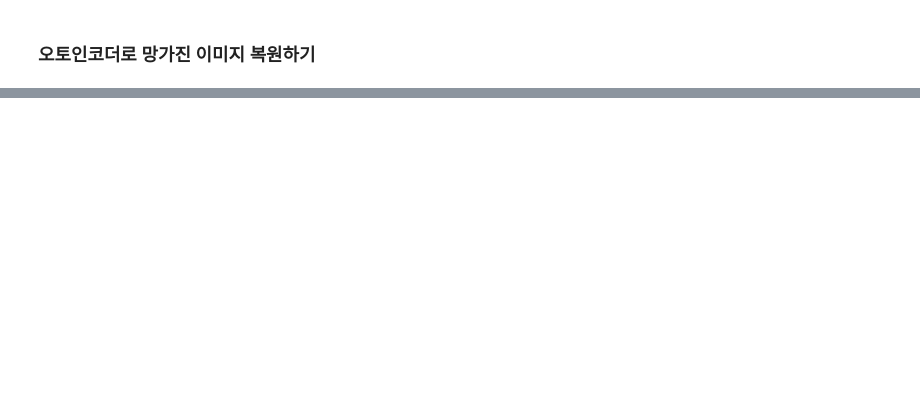
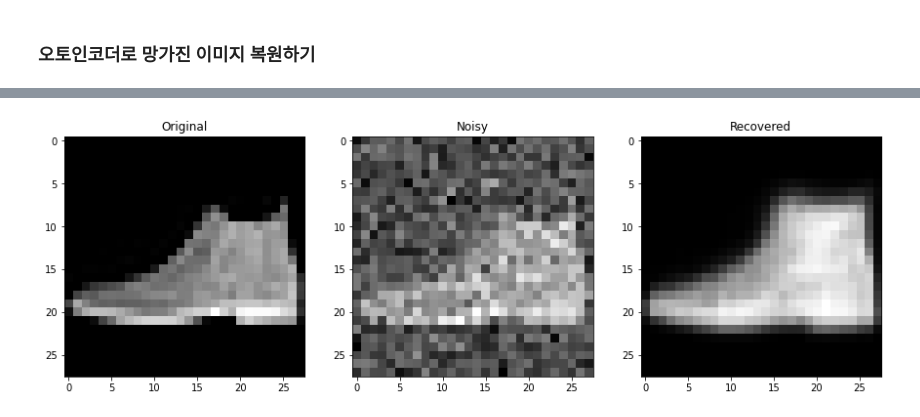
Before and after one commit to hyeon1263/PyTorch_Study, a Jupyter notebook: 3min-pytorch/pytorch_coding/ch06.ipynb, the cells around one changed output, grey strips where cells are left out. Drawn from its saved outputs; the diff is of its cells as text; code cells hidden in the pictures; blank space fills up the shorter version.

```diff
--- a/3min-pytorch/pytorch_coding/ch06.ipynb
+++ b/3min-pytorch/pytorch_coding/ch06.ipynb
@@ -184,5 +184,9 @@ plt.show()
 # %% [markdown]
 ### 오토인코더로 망가진 이미지 복원하기
+# %%
+autoencoder = Autoencoder().to(DEVICE)
+optimizer = torch.optim.Adam(autoencoder.parameters(), lr=0.005)
+criterion = nn.MSELoss()
 # %%
 def add_noise(img):     # 이미지에 잡음 추가해주는 함수
     noise = torch.randn(img.size()) * 0.2
@@ -190,0 +229,36 @@ def add_noise(img):     # 이미지에 잡음 추가해주는 함수
+# %%
+testset = datasets.FashionMNIST(
+    root = './.data/',
+    train = False,
+    download = True,
+    transform = transforms.ToTensor()
+)
+# %%
+sample_data = testset.test_data[:2].view(-1, 28*28)
+sample_data = sample_data.type(torch.FloatTensor)/255.
+# %%
+original_x = sample_data[0]
+noisy_x = add_noise(original_x).to(DEVICE)
+_, recovered_x = autoencoder(noisy_x)
+# %%
+f, a = plt.subplots(1, 3, figsize=(15, 15))
+
+original_img = np.reshape(original_x.to('cpu').data.numpy(), (28, 28))
+noisy_img = np.reshape(noisy_x.to('cpu').data.numpy(), (28, 28))
+recovered_img = np.reshape(recovered_x.to('cpu').data.numpy(), (28, 28))
+
+# 원본 이미지
+a[0].set_title("Original")
+a[0].imshow(original_img, cmap='gray')
+
+# 오염된 이미지
+a[1].set_title("Noisy")
+a[1].imshow(noisy_img, cmap='gray')
+
+# 복원된 이미지
+a[2].set_title("Recovered")
+a[2].imshow(recovered_img, cmap='gray')
+
+plt.show()
+# %% [output]
+[figure, added]
```
Also changed, not shown: parts of 7 cells of this notebook.
